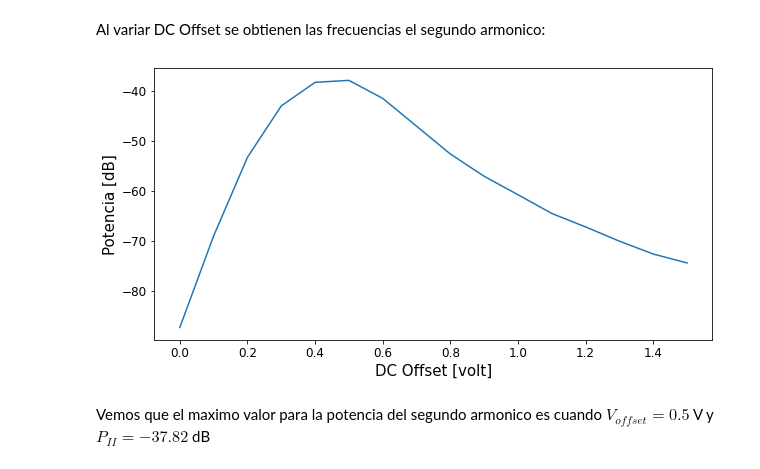
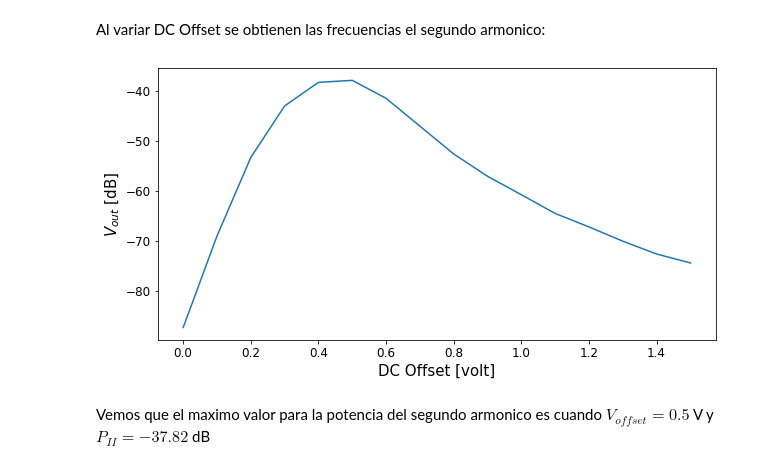
Before and after one commit to vecheto/astro_experimental, a Jupyter notebook: Tarea 3/codigo.ipynb, the cells around one changed output. Cells and saved outputs as stored; diff of their text form; code cells hidden in the pictures.

```diff
--- a/Tarea 3/codigo.ipynb
+++ b/Tarea 3/codigo.ipynb
@@ -208,14 +208,14 @@ V_offset = np.array([0., .1, .2, .3, .4, .5, .6, .7, .8, .9, 1, 1.1, 1.2, 1.3, 1
 # %%
 plt.figure(figsize=(10,5))
 plt.plot(V_offset, P_sec, '-')
-plt.ylabel('Potencia [dB]', size=15)
+plt.ylabel('$V_{out}$ [dB]', size=15)
 plt.xlabel('DC Offset [volt]', size=15)
 plt.xticks(fontsize=12)
 plt.yticks(fontsize=12)
 plt.savefig('segundoarmonico.png')
 plt.show()
 # %% [output]
-[figure, old version]
+[figure, new version]
 # %% [markdown]
 Vemos que el maximo valor para la potencia del segundo armonico es cuando $V_{offset} = 0.5$ V y $P_{II} = -37.82$ dB
 # %% [markdown]
```
Also changed, not shown: parts of 11 cells of this notebook, 48 other files.
